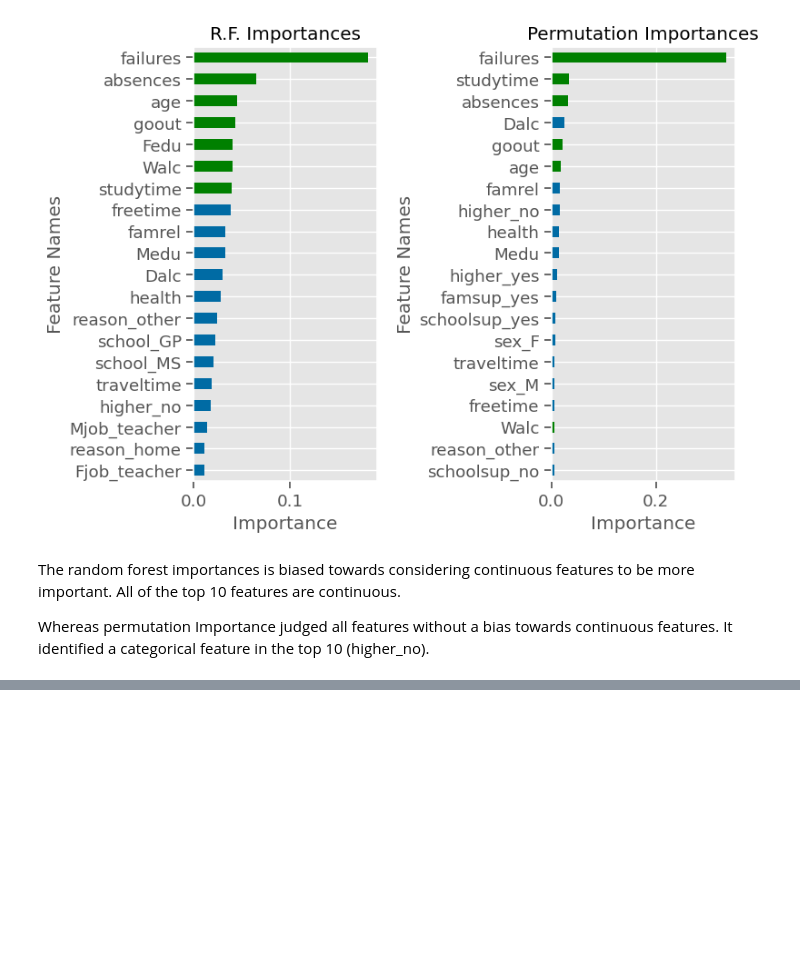
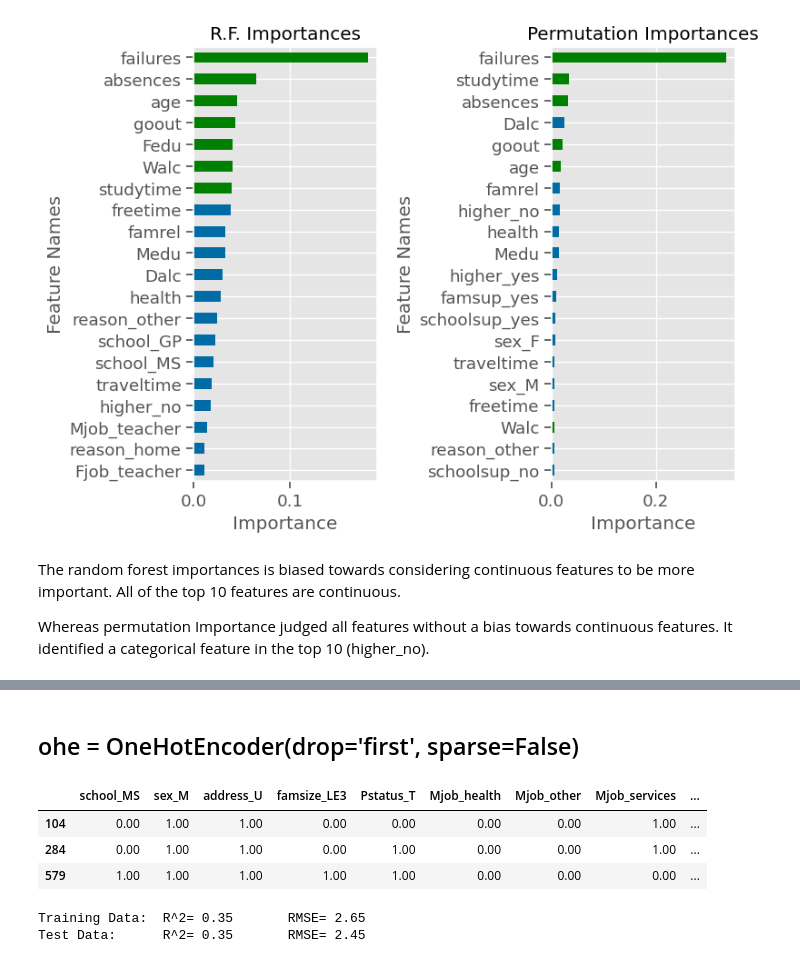
Before and after one commit to MileneCV/week17_data_visualization_Student-performance, a Jupyter notebook: Student performance.ipynb, the cells around one changed output, grey strips where cells are left out. Cells and saved outputs as stored; diff of their text form; code cells hidden in the pictures; blank space fills up the shorter version.

```diff
--- a/Student performance.ipynb
+++ b/Student performance.ipynb
@@ -779,0 +974,7 @@ Whereas permutation Importance judged all features without a bias towards contin
+# %%
+## Make x and y variables
+y = df['G3'].copy()
+X = df.drop(columns=['G1', 'G2', 'G3']).copy()
+## train-test-split with random state for reproducibility
+X_train, X_test, y_train, y_test = train_test_split(X,y, random_state=SEED)
+X_train.head()
@@ -779,0 +988,31 @@ Whereas permutation Importance judged all features without a bias towards contin
+# %% [markdown]
+## ohe = OneHotEncoder(drop='first', sparse=False)
+# %%
+ohe = OneHotEncoder(drop='first', sparse=False)
+cat_tuple = (ohe, cat_sel)
+
+## make the preprocessing column transformer
+preprocessor = make_column_transformer(cat_tuple, remainder = 'passthrough', verbose_feature_names_out=False)
+preprocessor
+
+## fit column transformer and run get_feature_names_out
+preprocessor.fit(X_train)
+feature_names = preprocessor.get_feature_names_out()
+X_train_df = pd.DataFrame(preprocessor.transform(X_train),
+                          columns = feature_names, index = X_train.index)
+X_test_df = pd.DataFrame(preprocessor.transform(X_test),
+                          columns = feature_names, index = X_test.index)
+X_test_df.head(3)
+# %% [output]
+|  | school_MS | sex_M | address_U | famsize_LE3 | Pstatus_T | Mjob_health | Mjob_other | Mjob_services | ... |
+| 104 | 0.00 | 1.00 | 1.00 | 0.00 | 0.00 | 0.00 | 0.00 | 1.00 | ... |
+| 284 | 0.00 | 1.00 | 1.00 | 0.00 | 1.00 | 0.00 | 0.00 | 1.00 | ... |
+| 579 | 1.00 | 1.00 | 1.00 | 1.00 | 1.00 | 0.00 | 0.00 | 0.00 | ... |
+# %%
+## fitting a linear regression model
+lin_reg = LinearRegression()
+lin_reg.fit(X_train_df, y_train)
+evaluate_regression(lin_reg, X_train_df, y_train, X_test_df,y_test)
+# %% [output]
+Training Data:  R^2= 0.35       RMSE= 2.65
+Test Data:      R^2= 0.35       RMSE= 2.45
```
Also changed, not shown: parts of 32 cells of this notebook.
